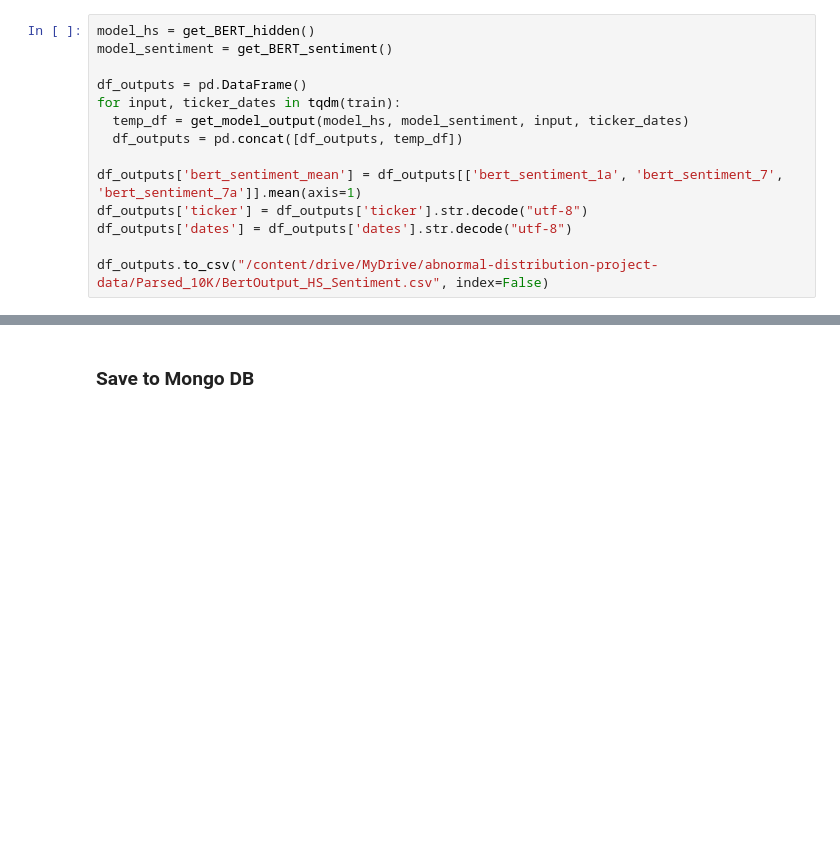
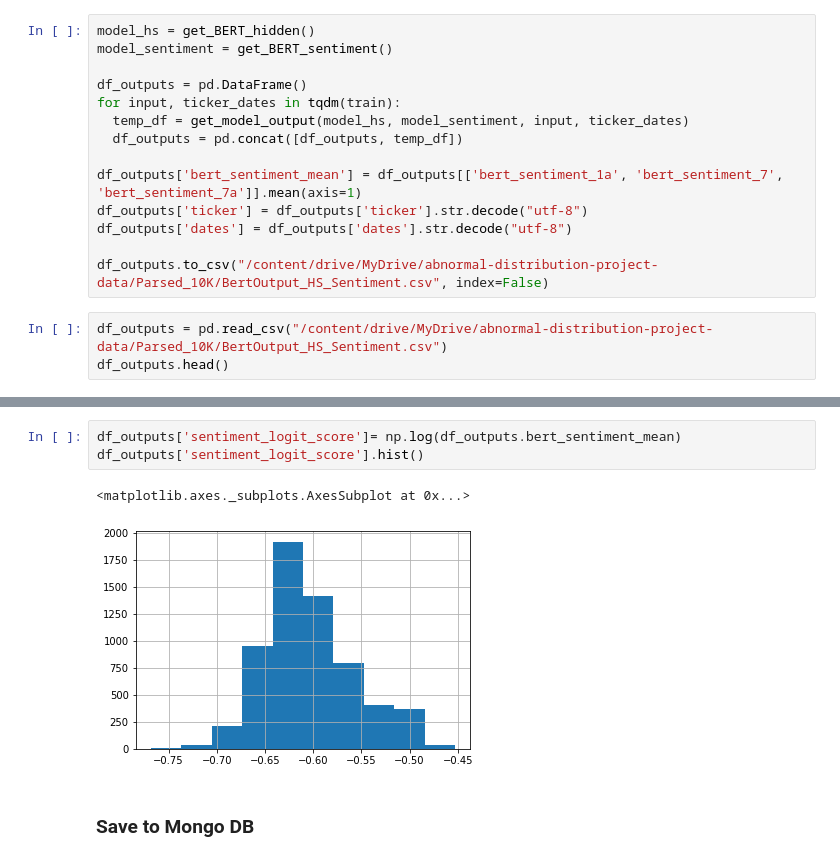
Before and after one commit to abnormal-distribution/AC295_abnormal-distribution, a Jupyter notebook: submissions/project_Abnormal-Distribution/10Ks_EDA_Model.ipynb, the cells around one changed output, grey strips where cells are left out. Drawn from its saved outputs; the diff is of its cells as text; blank space fills up the shorter version.

```diff
--- a/submissions/project_Abnormal-Distribution/10Ks_EDA_Pipeline.ipynb
+++ b/submissions/project_Abnormal-Distribution/10Ks_EDA_Model.ipynb
@@ -912,3 +863,6 @@ df_outputs['ticker'] = df_outputs['ticker'].str.decode("utf-8")
 df_outputs['dates'] = df_outputs['dates'].str.decode("utf-8")
 
 df_outputs.to_csv("/content/drive/MyDrive/abnormal-distribution-project-data/Parsed_10K/BertOutput_HS_Sentiment.csv", index=False)
+# %%
+df_outputs = pd.read_csv("/content/drive/MyDrive/abnormal-distribution-project-data/Parsed_10K/BertOutput_HS_Sentiment.csv")
+df_outputs.head()
@@ -915,3 +876,9 @@ df_outputs.to_csv("/content/drive/MyDrive/abnormal-distribution-project-data/Par
+# %%
+df_outputs['sentiment_logit_score']= np.log(df_outputs.bert_sentiment_mean)
+df_outputs['sentiment_logit_score'].hist()
+# %% [output]
+<matplotlib.axes._subplots.AxesSubplot at 0x...>
+[figure, added]
 # %% [markdown]
 ### Save to Mongo DB
 # %%
```
Also changed, not shown: parts of 58 cells of this notebook, 1 other file.
